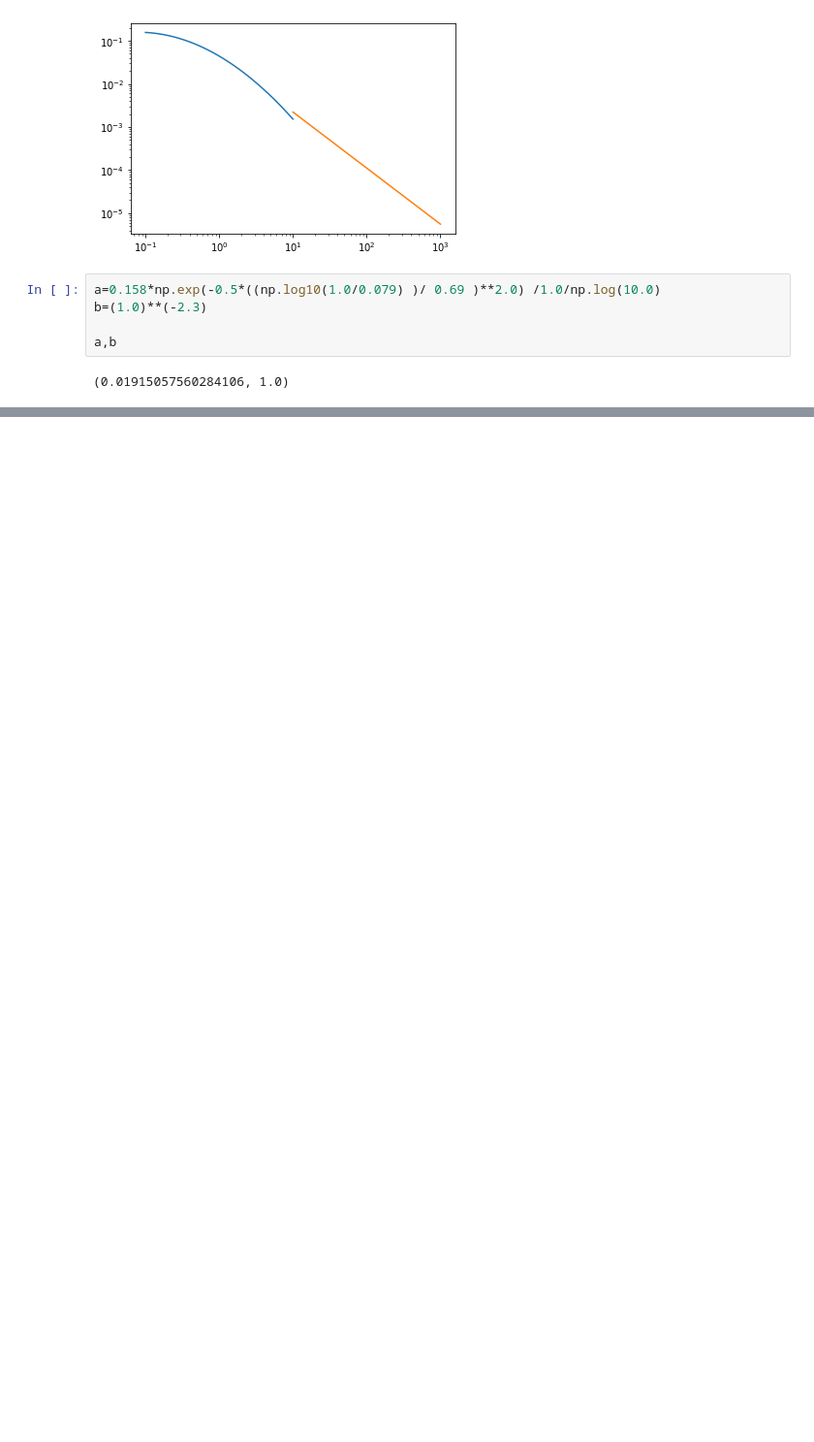
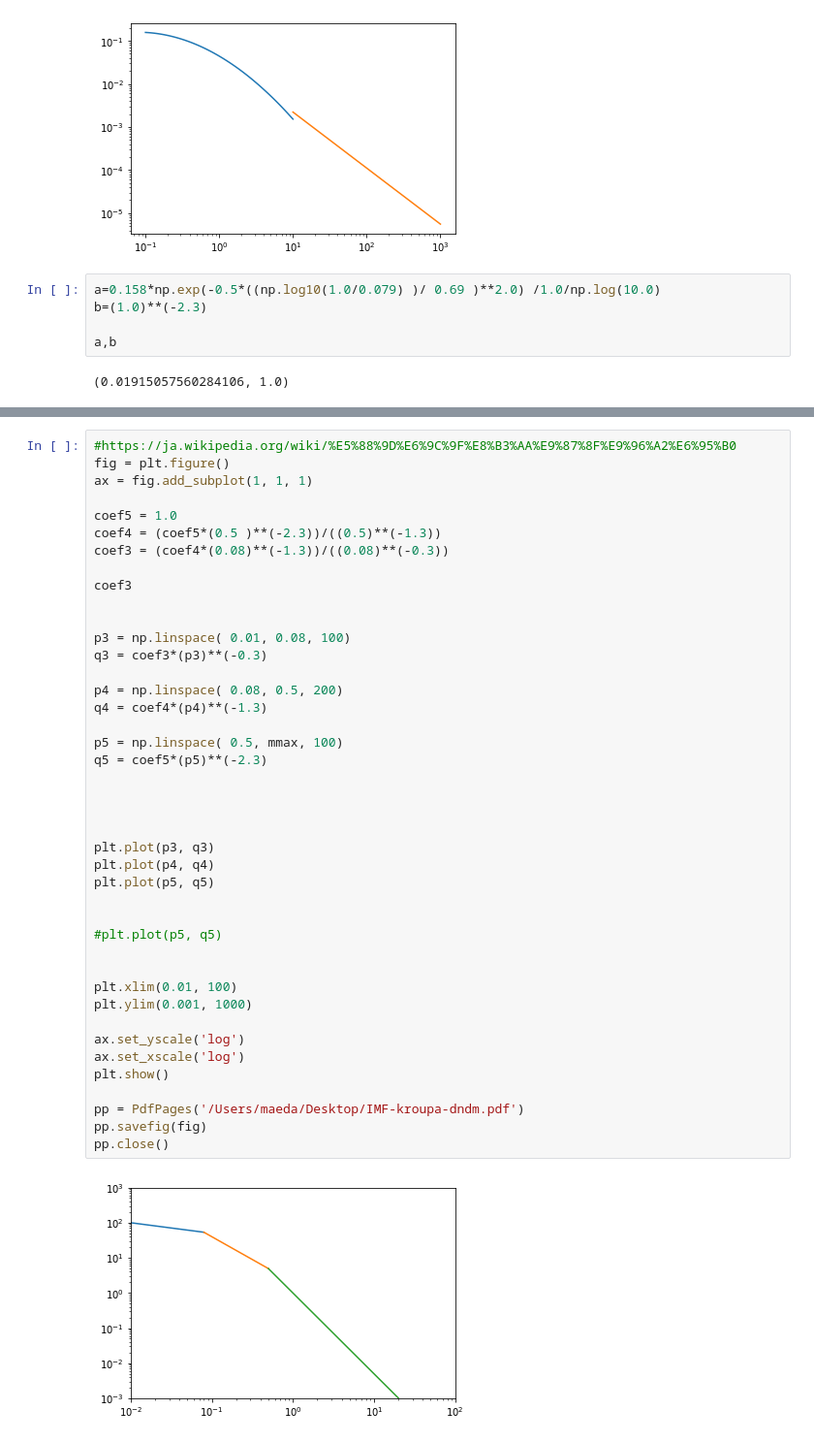
Before and after one commit to maedarn/code_tohoku, a Jupyter notebook: py/IMF.ipynb, the cells around one changed output, grey strips where cells are left out. Shown at 97% size. Drawn from its saved outputs; the diff is of its cells as text; blank space fills up the shorter version.

```diff
--- a/py/IMF.ipynb
+++ b/py/IMF.ipynb
@@ -65,0 +157,44 @@ a,b
+# %%
+#https://ja.wikipedia.org/wiki/%E5%88%9D%E6%9C%9F%E8%B3%AA%E9%87%8F%E9%96%A2%E6%95%B0
+fig = plt.figure()
+ax = fig.add_subplot(1, 1, 1)
+
+coef5 = 1.0
+coef4 = (coef5*(0.5 )**(-2.3))/((0.5)**(-1.3))
+coef3 = (coef4*(0.08)**(-1.3))/((0.08)**(-0.3))
+
+coef3
+
+
+p3 = np.linspace( 0.01, 0.08, 100)
+q3 = coef3*(p3)**(-0.3)
+
+p4 = np.linspace( 0.08, 0.5, 200)
+q4 = coef4*(p4)**(-1.3)
+
+p5 = np.linspace( 0.5, mmax, 100)
+q5 = coef5*(p5)**(-2.3)
+
+
+
+
+plt.plot(p3, q3)
+plt.plot(p4, q4)
+plt.plot(p5, q5)
+
+
+#plt.plot(p5, q5)
+
+
+plt.xlim(0.01, 100)
+plt.ylim(0.001, 1000)
+
+ax.set_yscale('log')
+ax.set_xscale('log')
+plt.show()
+
+pp = PdfPages('/Users/maeda/Desktop/IMF-kroupa-dndm.pdf')
+pp.savefig(fig)
+pp.close()
+# %% [output]
+[figure, added]
```
Also changed, not shown: parts of 11 cells of this notebook, 53 other files.
